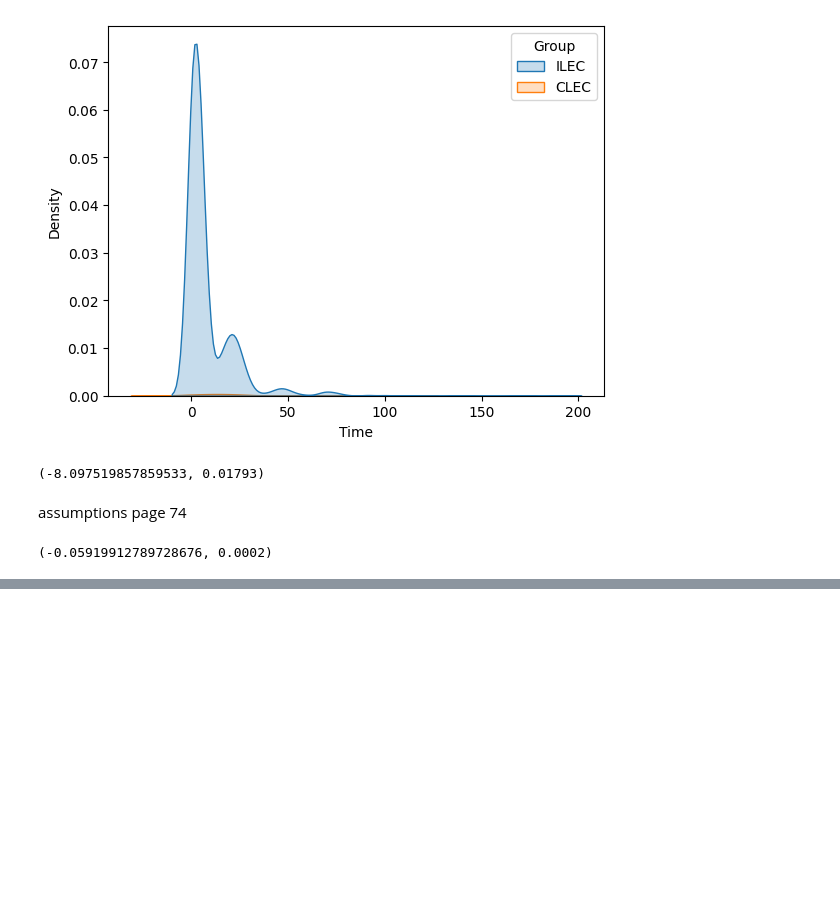
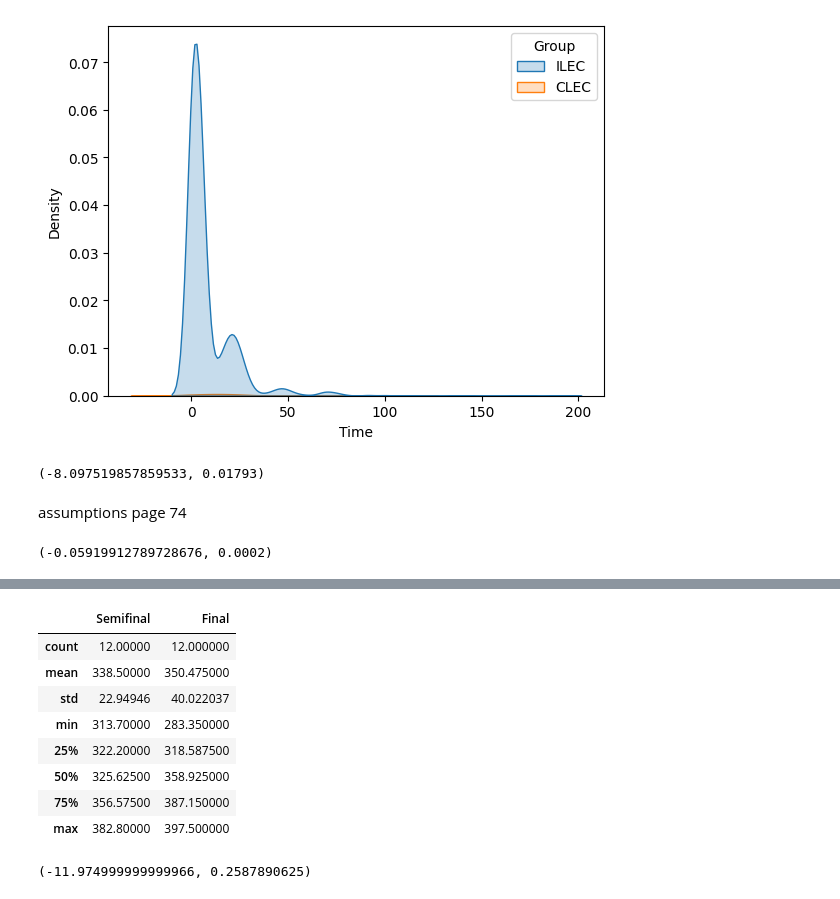
Before and after one commit to eduardo-kt/matstats_resampling_python, a Jupyter notebook: ch03_permutation.ipynb, the cells around one changed output, grey strips where cells are left out. Cells and saved outputs as stored; diff of their text form; code cells hidden in the pictures; blank space fills up the shorter version.

```diff
--- a/ch03_permutation.ipynb
+++ b/ch03_permutation.ipynb
@@ -126,0 +140,32 @@ res.statistic, res.pvalue # a chance de reproduzir res.statistics em uma compara
+# %%
+diving.describe()
+# %% [output]
+|  | Semifinal | Final |
+| count | 12.00000 | 12.000000 |
+| mean | 338.50000 | 350.475000 |
+| std | 22.94946 | 40.022037 |
+| min | 313.70000 | 283.350000 |
+| 25% | 322.20000 | 318.587500 |
+| 50% | 325.62500 | 358.925000 |
+| 75% | 356.57500 | 387.150000 |
+| max | 382.80000 | 397.500000 |
+# %%
+def statistic(x,y, axis):
+    return np.mean(x, axis= axis) - np.mean(y, axis= axis)
+
+x = diving['Semifinal']
+y = diving['Final']
+
+
+from scipy.stats import permutation_test
+
+res = permutation_test((x,y),
+                       statistic,
+                       vectorized= True,
+                       n_resamples= 9999,
+                       alternative= 'two-sided',
+                       permutation_type='samples') #H0: a designação dos valores em cada par é aleatória.
+
+res.statistic, res.pvalue # a chance de reproduzir res.statistics em uma comparação statistics é de res.pvalue
+# %% [output]
+(-11.974999999999966, 0.2587890625)
```
Also changed, not shown: parts of 1 cell of this notebook, 1 other file.
